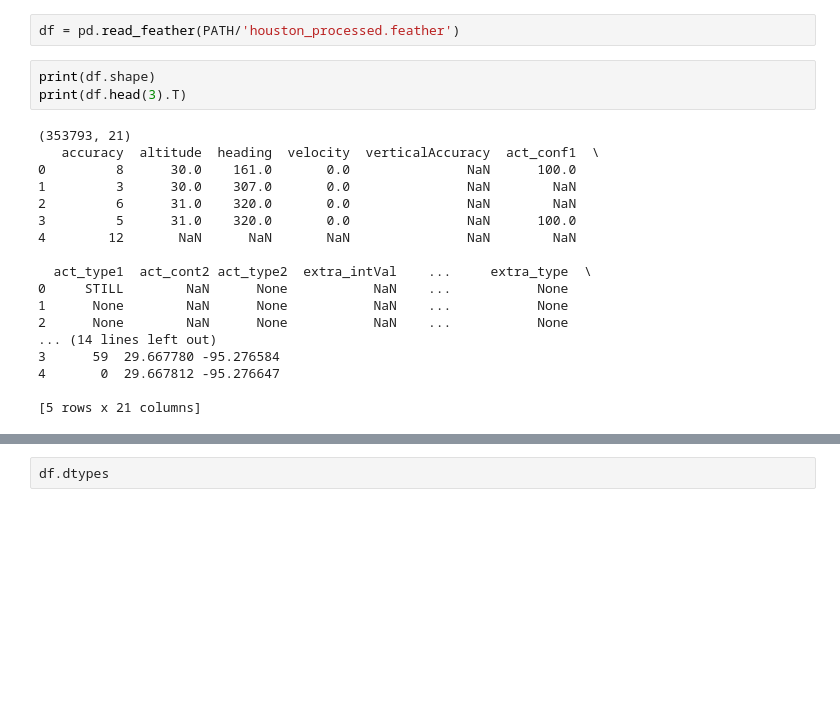
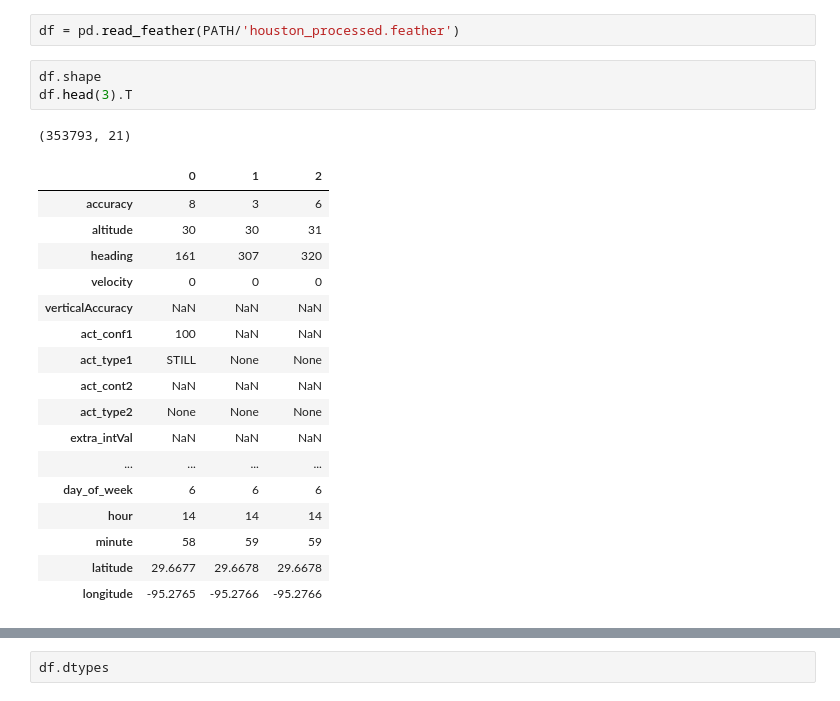
Before and after one commit to anhquan0412/google-location, a Jupyter notebook: eda.ipynb, the cells around one changed output, grey strips where cells are left out. Cells and saved outputs as stored; diff of their text form; blank space fills up the shorter version.

```diff
--- a/eda.ipynb
+++ b/eda.ipynb
@@ -24,23 +20,24 @@ InteractiveShell.ast_node_interactivity = "all"
 # %%
 df = pd.read_feather(PATH/'houston_processed.feather')
 # %%
-print(df.shape)
-print(df.head(3).T)
+df.shape
+df.head(3).T
 # %% [output]
 (353793, 21)
-   accuracy  altitude  heading  velocity  verticalAccuracy  act_conf1  \
-0         8      30.0    161.0       0.0               NaN      100.0
-1         3      30.0    307.0       0.0               NaN        NaN
-2         6      31.0    320.0       0.0               NaN        NaN
-3         5      31.0    320.0       0.0               NaN      100.0
-4        12       NaN      NaN       NaN               NaN        NaN
-
-  act_type1  act_cont2 act_type2  extra_intVal    ...     extra_type  \
-0     STILL        NaN      None           NaN    ...           None
-1      None        NaN      None           NaN    ...           None
-2      None        NaN      None           NaN    ...           None
-... (14 lines left out)
-3      59  29.667780 -95.276584
-4       0  29.667812 -95.276647
-
-[5 rows x 21 columns]
+|  | 0 | 1 | 2 |
+| accuracy | 8 | 3 | 6 |
+| altitude | 30 | 30 | 31 |
+| heading | 161 | 307 | 320 |
+| velocity | 0 | 0 | 0 |
+| verticalAccuracy | NaN | NaN | NaN |
+| act_conf1 | 100 | NaN | NaN |
+| act_type1 | STILL | None | None |
+| act_cont2 | NaN | NaN | NaN |
+| act_type2 | None | None | None |
+| extra_intVal | NaN | NaN | NaN |
+| ... | ... | ... | ... |
+| day_of_week | 6 | 6 | 6 |
+| hour | 14 | 14 | 14 |
+| minute | 58 | 59 | 59 |
+| latitude | 29.6677 | 29.6678 | 29.6678 |
+| longitude | -95.2765 | -95.2766 | -95.2766 |
```
Also changed, not shown: parts of 24 cells of this notebook, 2 other files.
